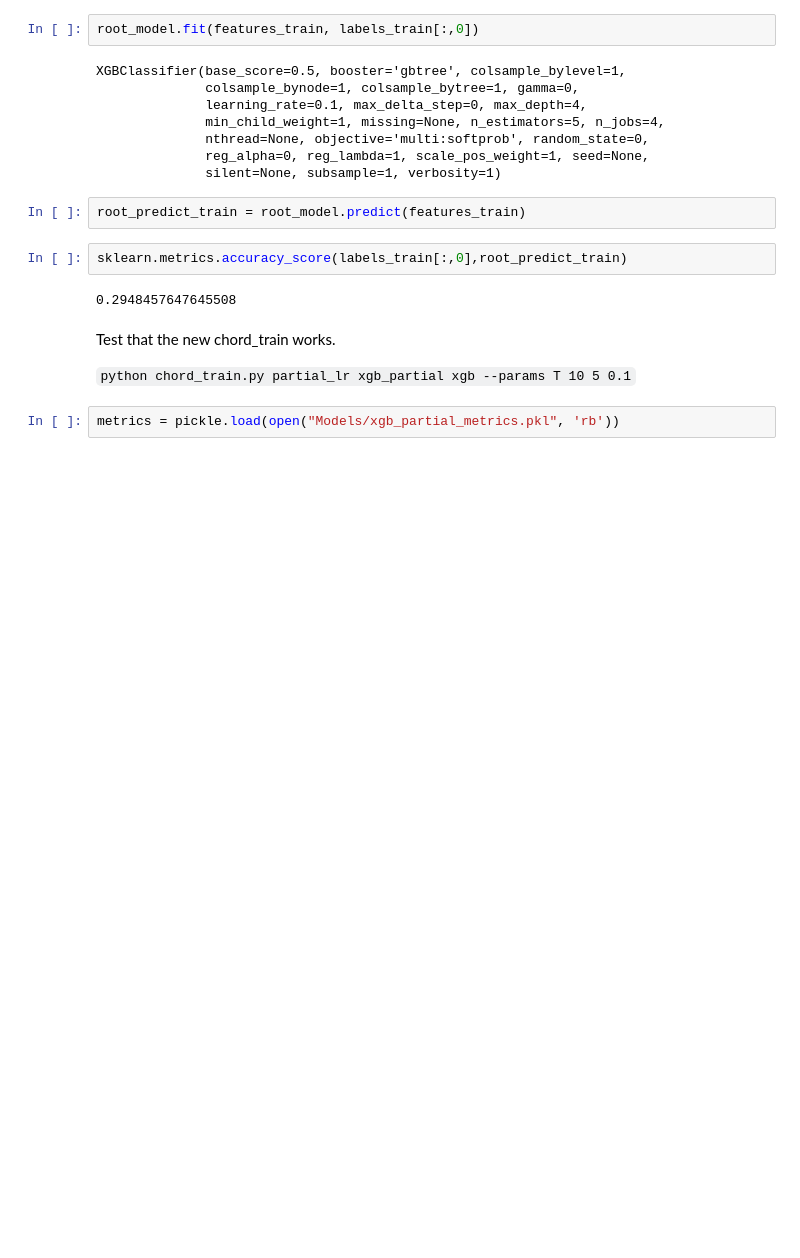
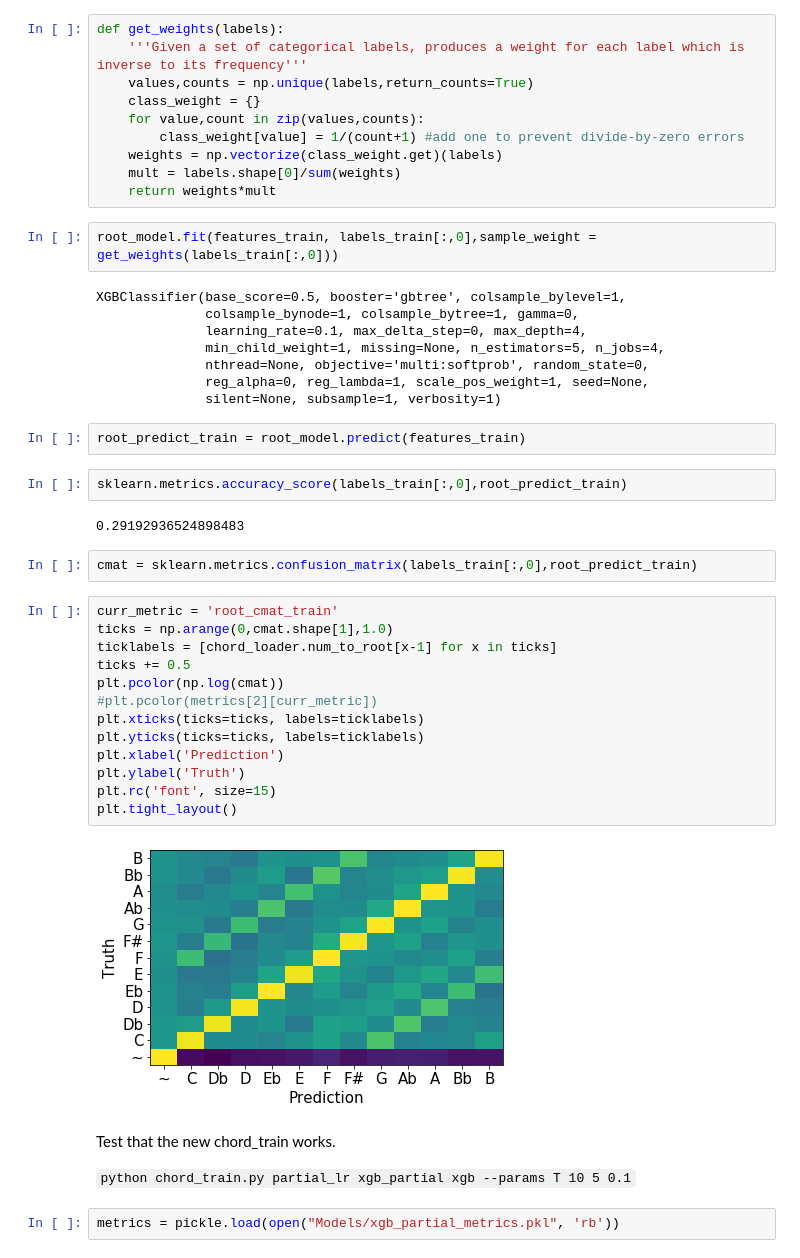
Before and after one commit to tristanlmiller/auto-guitar-tabs, a Jupyter notebook: Other models.ipynb, the cells around one changed output. Saved outputs shown, nothing was run; the diff lists cells and outputs as text; blank space fills up the shorter version.

Commit message:
spot error in xgb weighting

```diff
--- a/Other models.ipynb
+++ b/Other models.ipynb
@@ -174,8 +176,18 @@ model_options = {'max_depth': 4,
                  'n_jobs':4
                         }
 root_model = xgb.XGBClassifier(**model_options)
+# %%
+def get_weights(labels):
+    '''Given a set of categorical labels, produces a weight for each label which is inverse to its frequency'''
+    values,counts = np.unique(labels,return_counts=True)
+    class_weight = {}
+    for value,count in zip(values,counts):
+        class_weight[value] = 1/(count+1) #add one to prevent divide-by-zero errors
+    weights = np.vectorize(class_weight.get)(labels)
+    mult = labels.shape[0]/sum(weights)
+    return weights*mult
 # %%
-root_model.fit(features_train, labels_train[:,0])
+root_model.fit(features_train, labels_train[:,0],sample_weight = get_weights(labels_train[:,0]))
 # %% [output]
 XGBClassifier(base_score=0.5, booster='gbtree', colsample_bylevel=1,
               colsample_bynode=1, colsample_bytree=1, gamma=0,
@@ -189,7 +201,24 @@ root_predict_train = root_model.predict(features_train)
 # %%
 sklearn.metrics.accuracy_score(labels_train[:,0],root_predict_train)
 # %% [output]
-0.2948457647645508
+0.29192936524898483
+# %%
+cmat = sklearn.metrics.confusion_matrix(labels_train[:,0],root_predict_train)
+# %%
+curr_metric = 'root_cmat_train'
+ticks = np.arange(0,cmat.shape[1],1.0)
+ticklabels = [chord_loader.num_to_root[x-1] for x in ticks]
+ticks += 0.5
+plt.pcolor(np.log(cmat))
+#plt.pcolor(metrics[2][curr_metric])
+plt.xticks(ticks=ticks, labels=ticklabels)
+plt.yticks(ticks=ticks, labels=ticklabels)
+plt.xlabel('Prediction')
+plt.ylabel('Truth')
+plt.rc('font', size=15)
+plt.tight_layout()
+# %% [output]
+[figure, added]
 # %% [markdown]
 Test that the new chord_train works.
 
```
Also changed, not shown: parts of 6 cells of this notebook, 4 other files.
